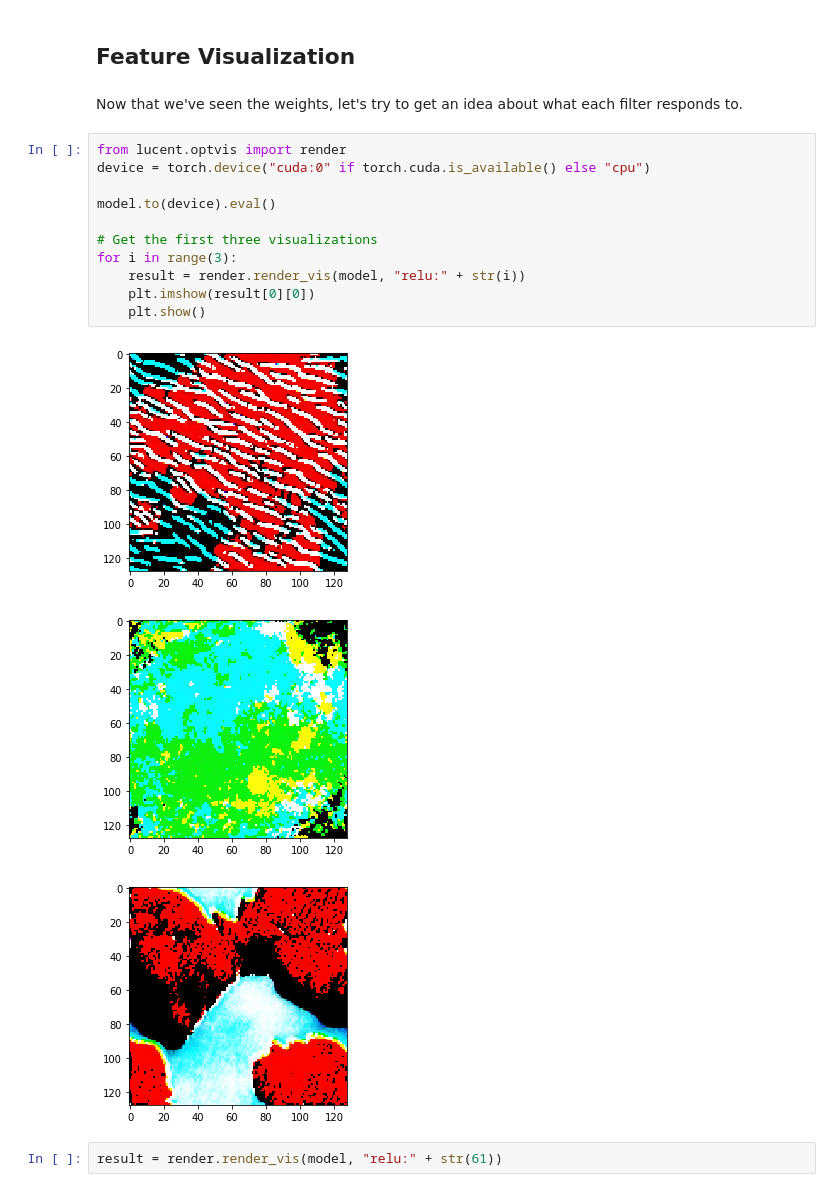
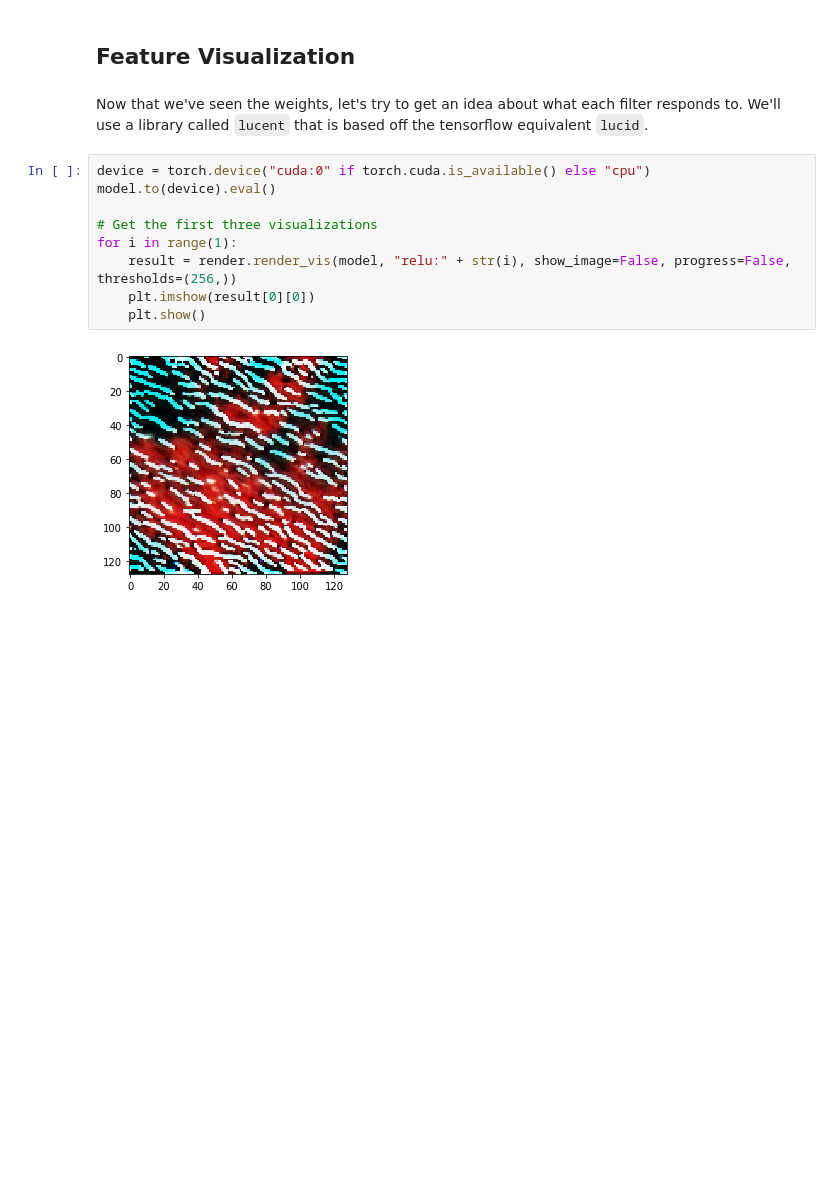
Before and after one commit to JoshVarty/BespokeConvFilters, a Jupyter notebook: 00_VisualizeFilters.ipynb, the cells around one changed output. Drawn from its saved outputs; the diff is of its cells as text; blank space fills up the shorter version.

Commit message:
Visualize what filters respond to

```diff
--- a/00_VisualizeFilters.ipynb
+++ b/00_VisualizeFilters.ipynb
@@ -124,21 +122,15 @@ So it looks like most of the filters have similar weights across all three chann
 # %% [markdown]
 ## Feature Visualization
 # %% [markdown]
-Now that we've seen the weights, let's try to get an idea about what each filter responds to.
+Now that we've seen the weights, let's try to get an idea about what each filter responds to. We'll use a library called `lucent` that is based off the tensorflow equivalent `lucid`.
 # %%
-from lucent.optvis import render
 device = torch.device("cuda:0" if torch.cuda.is_available() else "cpu")
-
 model.to(device).eval()
 
 # Get the first three visualizations
-for i in range(3):
-    result = render.render_vis(model, "relu:" + str(i))
+for i in range(1):
+    result = render.render_vis(model, "relu:" + str(i), show_image=False, progress=False, thresholds=(256,))
     plt.imshow(result[0][0])
     plt.show()
 # %% [output]
-[figure, old version]
+[figure, new version]
-[figure, removed]
-[figure, removed]
-# %%
-result = render.render_vis(model, "relu:" + str(61))
```
Also changed, not shown: parts of 4 cells of this notebook.
